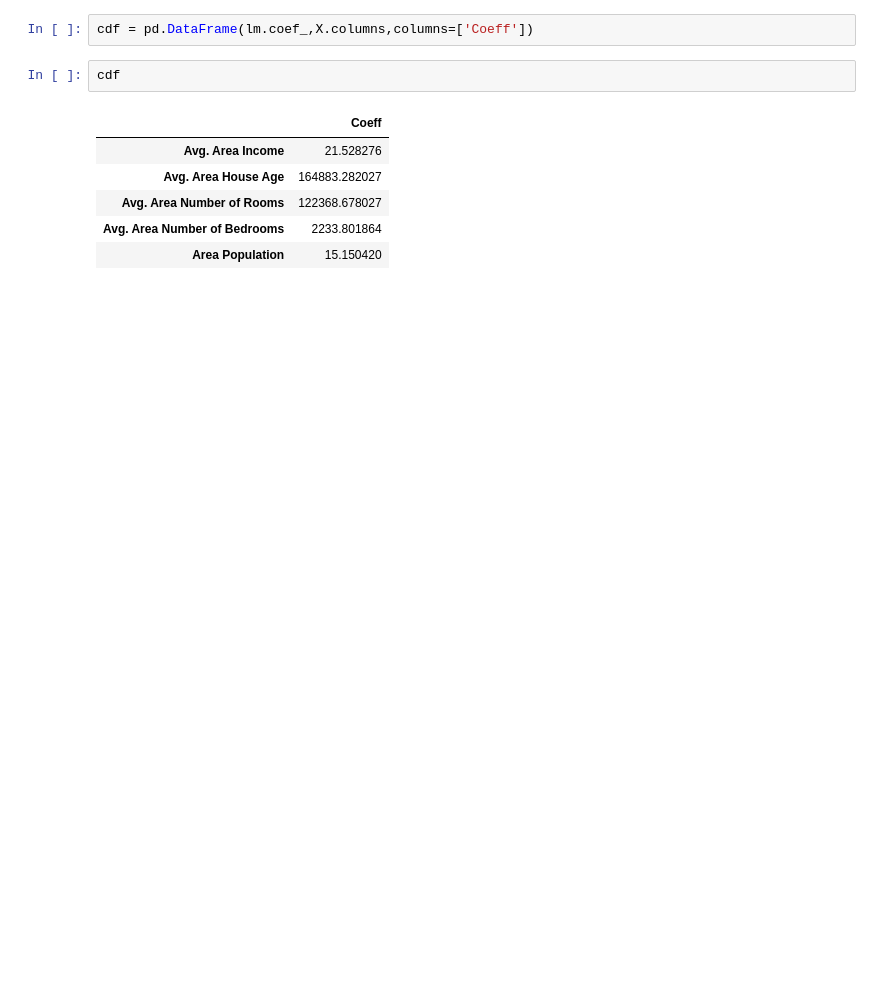
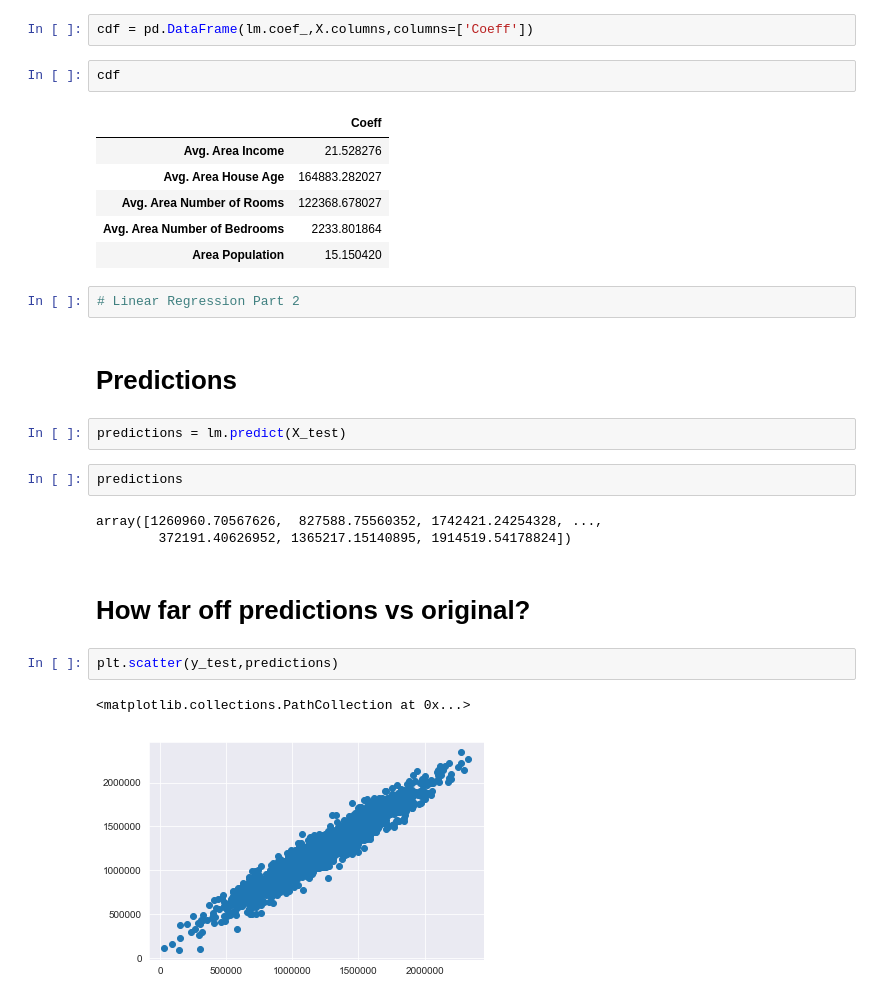
Before and after one commit to btrentini/python_practice, a Jupyter notebook: data_science_bootcamp/#bruno_ml/Linear Regression.ipynb, the cells around one changed output. Cells and saved outputs as stored; diff of their text form; blank space fills up the shorter version.

Commit message:
Machine Learning part 2: linear regression

```diff
--- a/data_science_bootcamp/#bruno_ml/Linear Regression.ipynb
+++ b/data_science_bootcamp/#bruno_ml/Linear Regression.ipynb
@@ -112,3 +118,21 @@ cdf
 | Avg. Area Number of Rooms | 122368.678027 |
 | Avg. Area Number of Bedrooms | 2233.801864 |
 | Area Population | 15.150420 |
+# %%
+# Linear Regression Part 2
+# %% [markdown]
+# Predictions
+# %%
+predictions = lm.predict(X_test)
+# %%
+predictions
+# %% [output]
+array([1260960.70567626,  827588.75560352, 1742421.24254328, ...,
+        372191.40626952, 1365217.15140895, 1914519.54178824])
+# %% [markdown]
+# How far off predictions vs original?
+# %%
+plt.scatter(y_test,predictions)
+# %% [output]
+<matplotlib.collections.PathCollection at 0x...>
+[figure, added]
```
Also changed, not shown: parts of 12 cells of this notebook.
